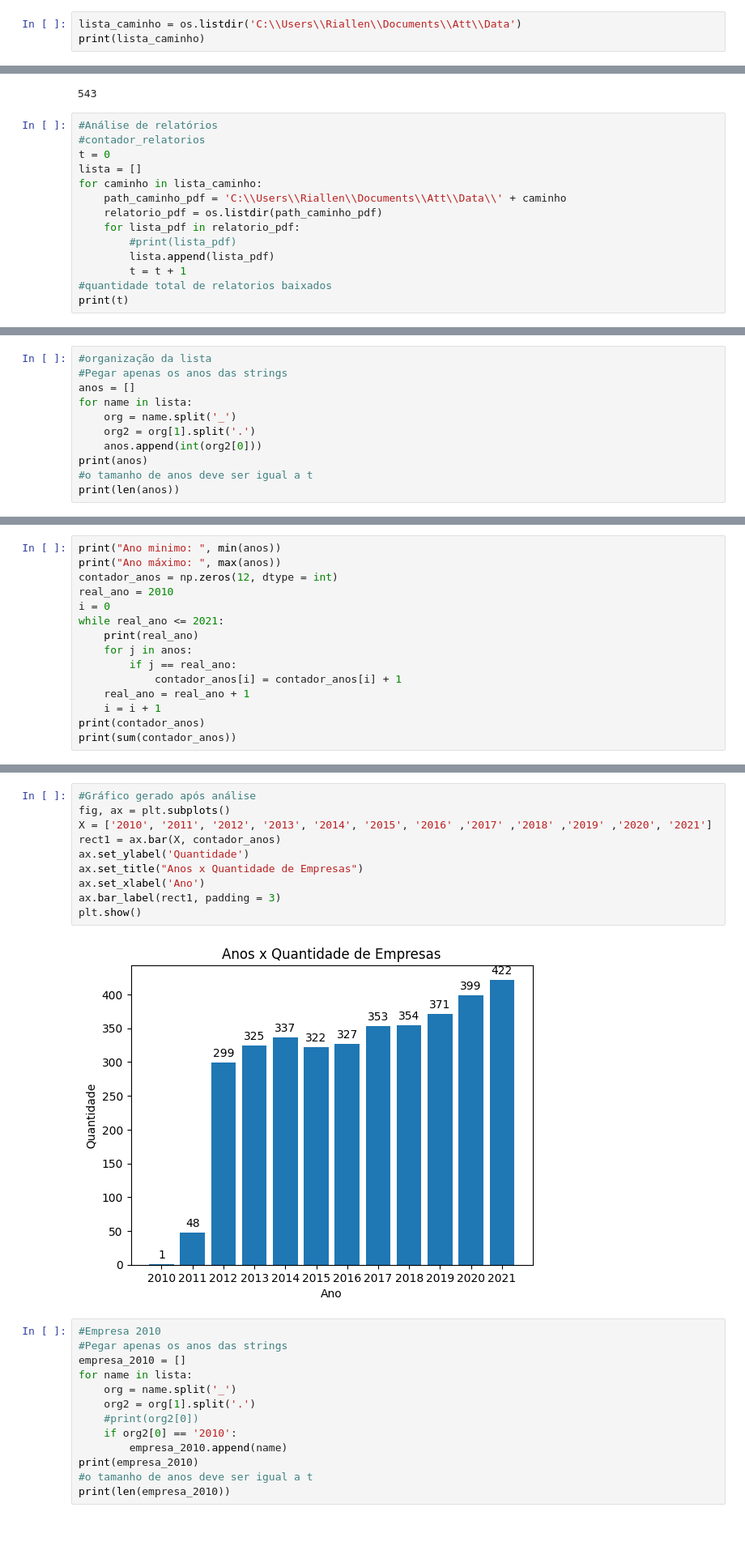
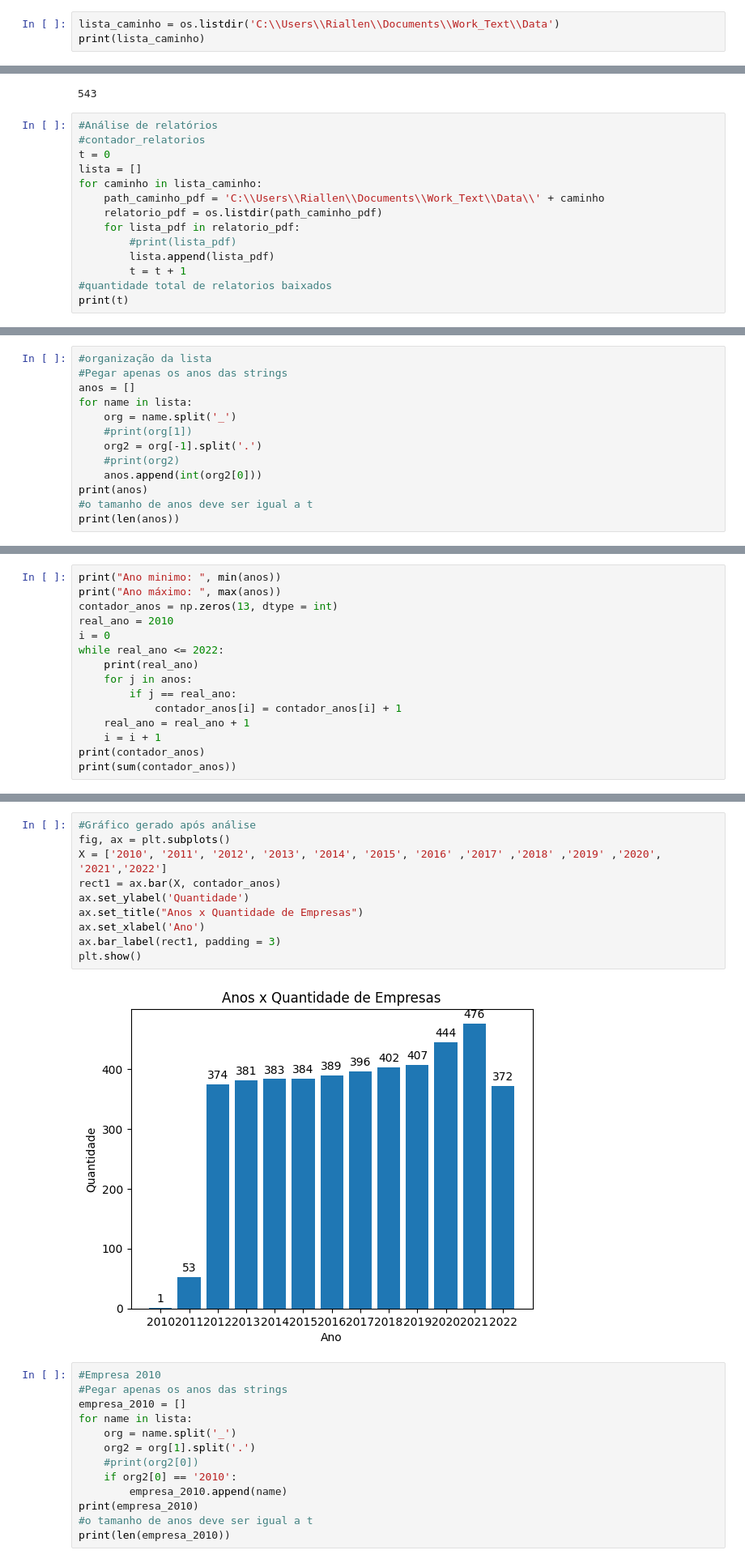
Before and after one commit to oziieljuniior/Work_Text, a Jupyter notebook: python_project/Relatorio_Data/relatorio_data1.ipynb, the cells around one changed output, grey strips where cells are left out. Shown: that part at 81% size. Saved outputs shown, nothing was run; the diff lists cells and outputs as text; blank space fills up the shorter version.

```diff
--- a/python_project/Relatorio_Data/relatorio_data1.ipynb
+++ b/python_project/Relatorio_Data/relatorio_data1.ipynb
@@ -5,7 +5,7 @@ import os
 import numpy as np
 import matplotlib.pyplot as plt
 # %%
-lista_caminho = os.listdir('C:\\Users\\Riallen\\Documents\\Att\\Data')
+lista_caminho = os.listdir('C:\\Users\\Riallen\\Documents\\Work_Text\\Data')
 print(lista_caminho)
 # %% [output]
 ['AALR3', 'ABEV3', 'AERI3', 'AESB3', 'AESO3', 'AFLT3', 'AGRO3', 'AGXY3', 'AHEB3', 'AHEB5', 'AHEB6', 'ALLD3', 'ALLL4', 'ALPA3', 'ALPA4', 'ALPK3', 'ALUP11', 'ALUP3', 'ALUP4', 'AMAR3', 'AMBP3', 'AMER3',  ...
@@ -21,7 +21,7 @@ print(tamnho_empresas)
 t = 0
 lista = []
 for caminho in lista_caminho:
-    path_caminho_pdf = 'C:\\Users\\Riallen\\Documents\\Att\\Data\\' + caminho
+    path_caminho_pdf = 'C:\\Users\\Riallen\\Documents\\Work_Text\\Data\\' + caminho
     relatorio_pdf = os.listdir(path_caminho_pdf)
     for lista_pdf in relatorio_pdf:
         #print(lista_pdf)
@@ -37,7 +37,9 @@ print(t)
 anos = []
 for name in lista:
     org = name.split('_')
-    org2 = org[1].split('.')
+    #print(org[1])
+    org2 = org[-1].split('.')
+    #print(org2)
     anos.append(int(org2[0]))
 print(anos)
 #o tamanho de anos deve ser igual a t
@@ -48,10 +50,10 @@ print(len(anos))
 # %%
 print("Ano minimo: ", min(anos))
 print("Ano máximo: ", max(anos))
-contador_anos = np.zeros(12, dtype = int)
+contador_anos = np.zeros(13, dtype = int)
 real_ano = 2010
 i = 0
-while real_ano <= 2021:
+while real_ano <= 2022:
     print(real_ano)
     for j in anos:
         if j == real_ano:
@@ -80,15 +83,15 @@ Ano máximo:  2021
 # %%
 #Gráfico gerado após análise
 fig, ax = plt.subplots()
-X = ['2010', '2011', '2012', '2013', '2014', '2015', '2016' ,'2017' ,'2018' ,'2019' ,'2020', '2021']
+X = ['2010', '2011', '2012', '2013', '2014', '2015', '2016' ,'2017' ,'2018' ,'2019' ,'2020', '2021','2022']
 rect1 = ax.bar(X, contador_anos)
 ax.set_ylabel('Quantidade')
 ax.set_title("Anos x Quantidade de Empresas")
 ax.set_xlabel('Ano')
 ax.bar_label(rect1, padding = 3)
 plt.show()
 # %% [output]
-[figure, old version]
+[figure, new version]
 # %%
 #Empresa 2010
 #Pegar apenas os anos das strings
```
Also changed, not shown: parts of 60 cells of this notebook, 4 other files.
